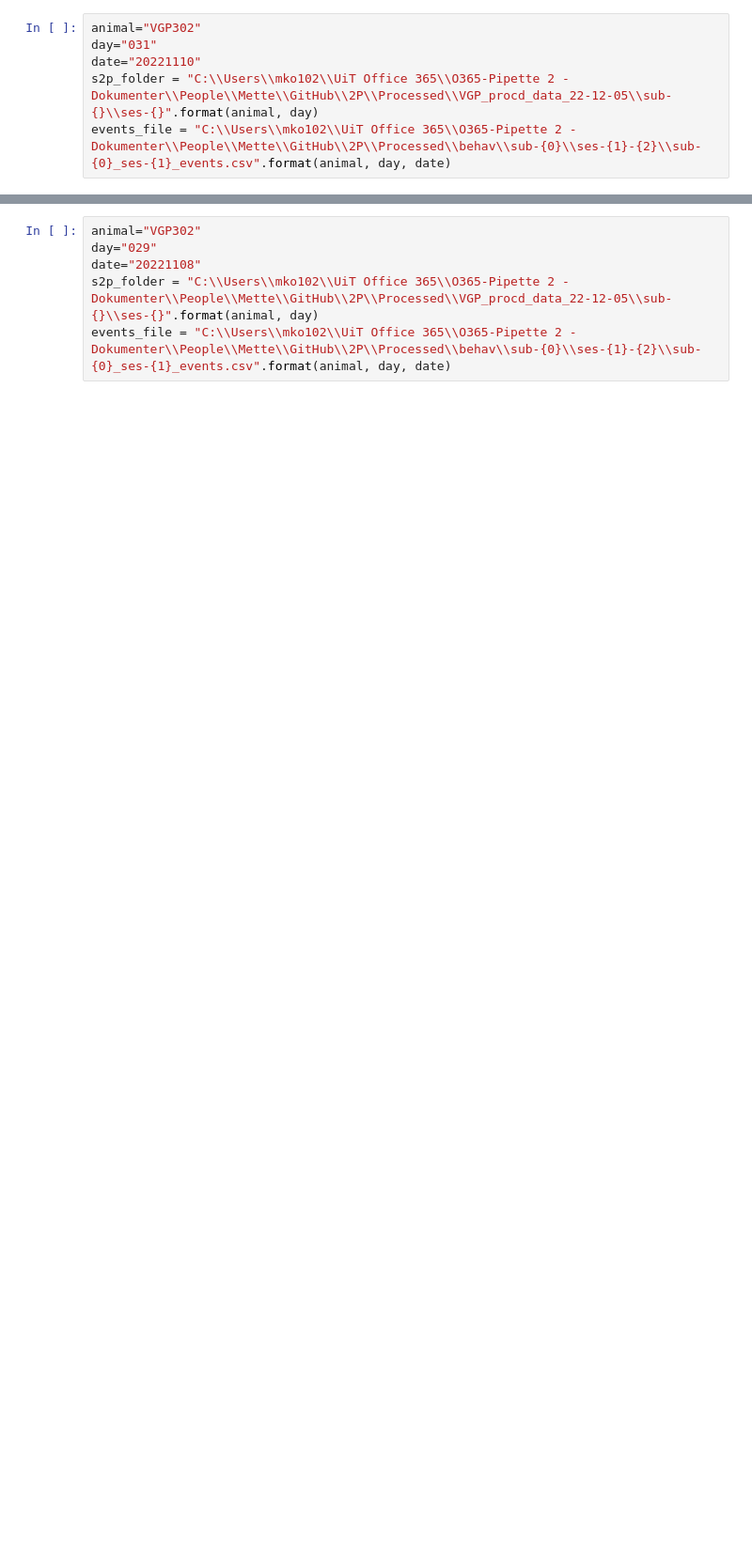
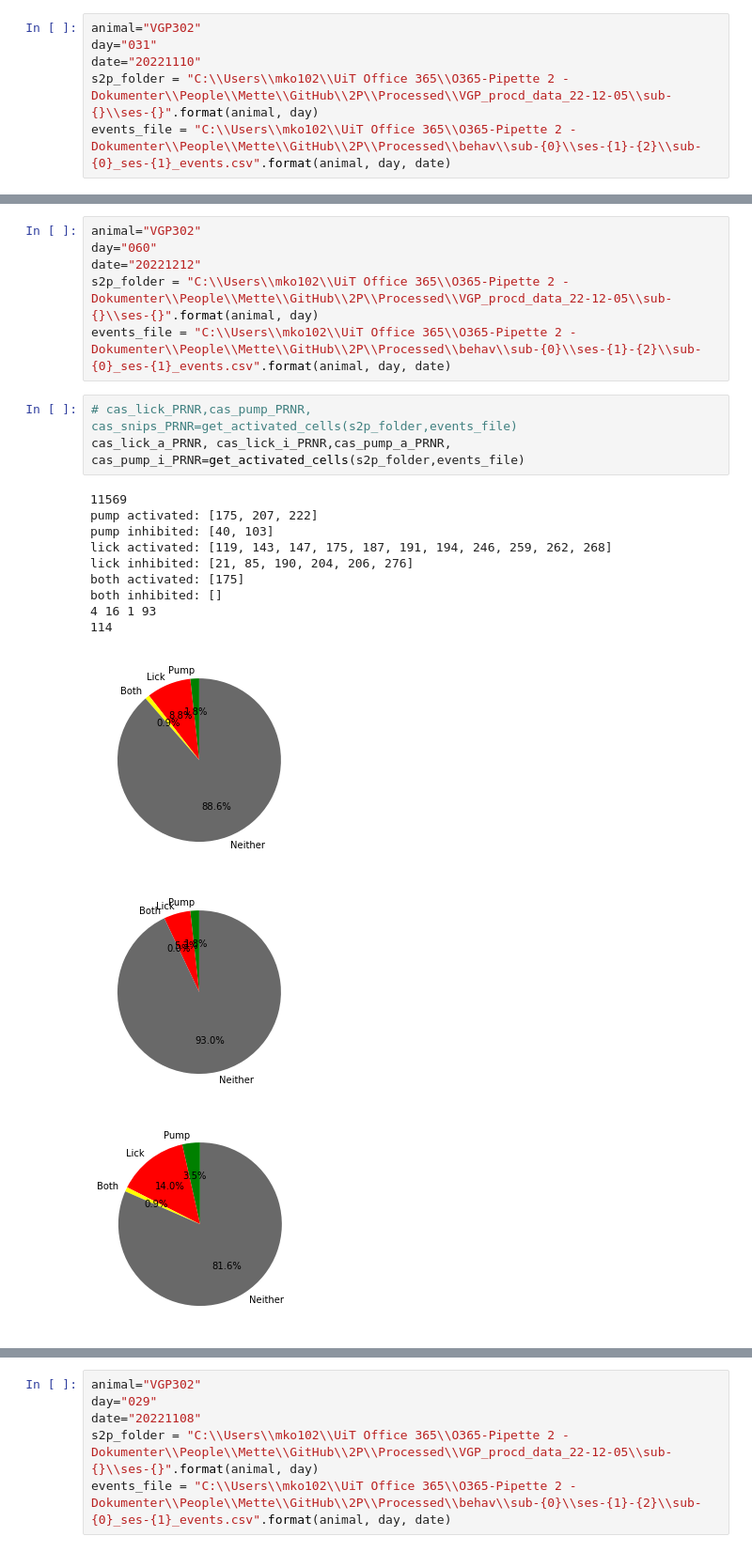
Before and after one commit to jetsetmette/VGP, a Jupyter notebook: notebooks/extract 2p data.ipynb, the cells around one changed output, grey strips where cells are left out. Shown at 94% size. Saved outputs shown, nothing was run; the diff lists cells and outputs as text; blank space fills up the shorter version.

```diff
--- a/notebooks/extract 2p data.ipynb
+++ b/notebooks/extract 2p data.ipynb
@@ -194,0 +238,22 @@ cas_lick,cas_pump=get_activated_cells(s2p_folder,events_file)
+# %%
+animal="VGP302"
+day="060"
+date="20221212"
+s2p_folder = "C:\\Users\\mko102\\UiT Office 365\\O365-Pipette 2 - Dokumenter\\People\\Mette\\GitHub\\2P\\Processed\\VGP_procd_data_22-12-05\\sub-{}\\ses-{}".format(animal, day)
+events_file = "C:\\Users\\mko102\\UiT Office 365\\O365-Pipette 2 - Dokumenter\\People\\Mette\\GitHub\\2P\\Processed\\behav\\sub-{0}\\ses-{1}-{2}\\sub-{0}_ses-{1}_events.csv".format(animal, day, date)
+# %%
+# cas_lick_PRNR,cas_pump_PRNR, cas_snips_PRNR=get_activated_cells(s2p_folder,events_file)
+cas_lick_a_PRNR, cas_lick_i_PRNR,cas_pump_a_PRNR, cas_pump_i_PRNR=get_activated_cells(s2p_folder,events_file)
+# %% [output]
+11569
+pump activated: [175, 207, 222]
+pump inhibited: [40, 103]
+lick activated: [119, 143, 147, 175, 187, 191, 194, 246, 259, 262, 268]
+lick inhibited: [21, 85, 190, 204, 206, 276]
+both activated: [175]
+both inhibited: []
+4 16 1 93
+114
+[figure, added]
+[figure, added]
+[figure, added]
```
Also changed, not shown: parts of 21 cells of this notebook.
